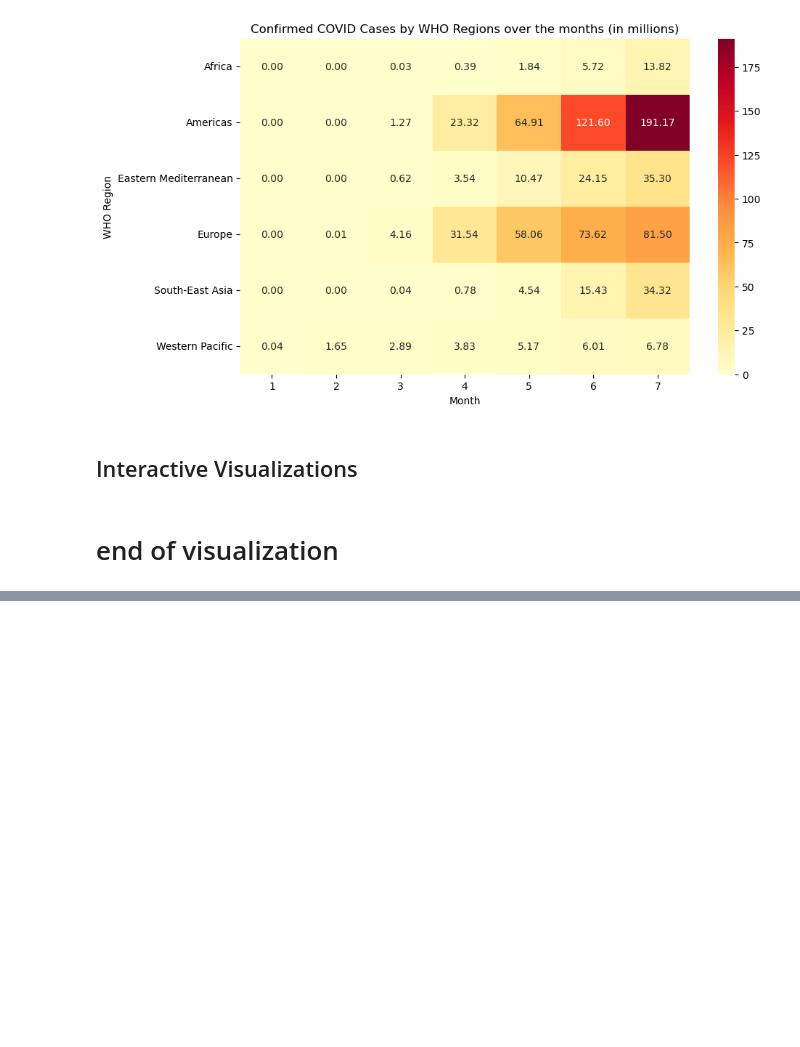
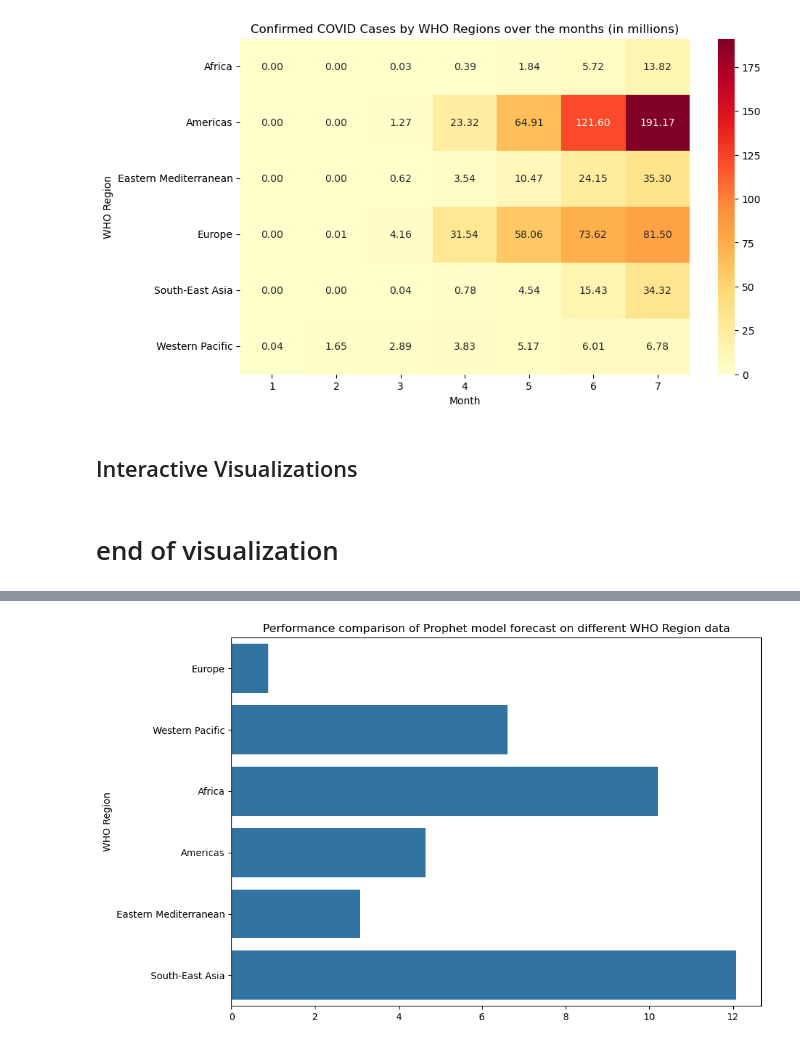
Before and after one commit to RehanShaikh-ai/covid-19-analysis-and-forecasting, a Jupyter notebook: covid_analysis.ipynb, the cells around one changed output, grey strips where cells are left out. Saved outputs shown, nothing was run; the diff lists cells and outputs as text; code cells hidden in the pictures; blank space fills up the shorter version.

```diff
--- a/covid_analysis.ipynb
+++ b/covid_analysis.ipynb
@@ -298,0 +276,7 @@ l[-14:-7]
+# %%
+plt.figure(figsize=(10,7))
+sns.barplot(x=perf, y=whos)
+plt.title("Performance comparison of Prophet model forecast on different WHO Region data")
+plt.show()
+# %% [output]
+[figure, added]
```
Also changed, not shown: parts of 6 cells of this notebook.
